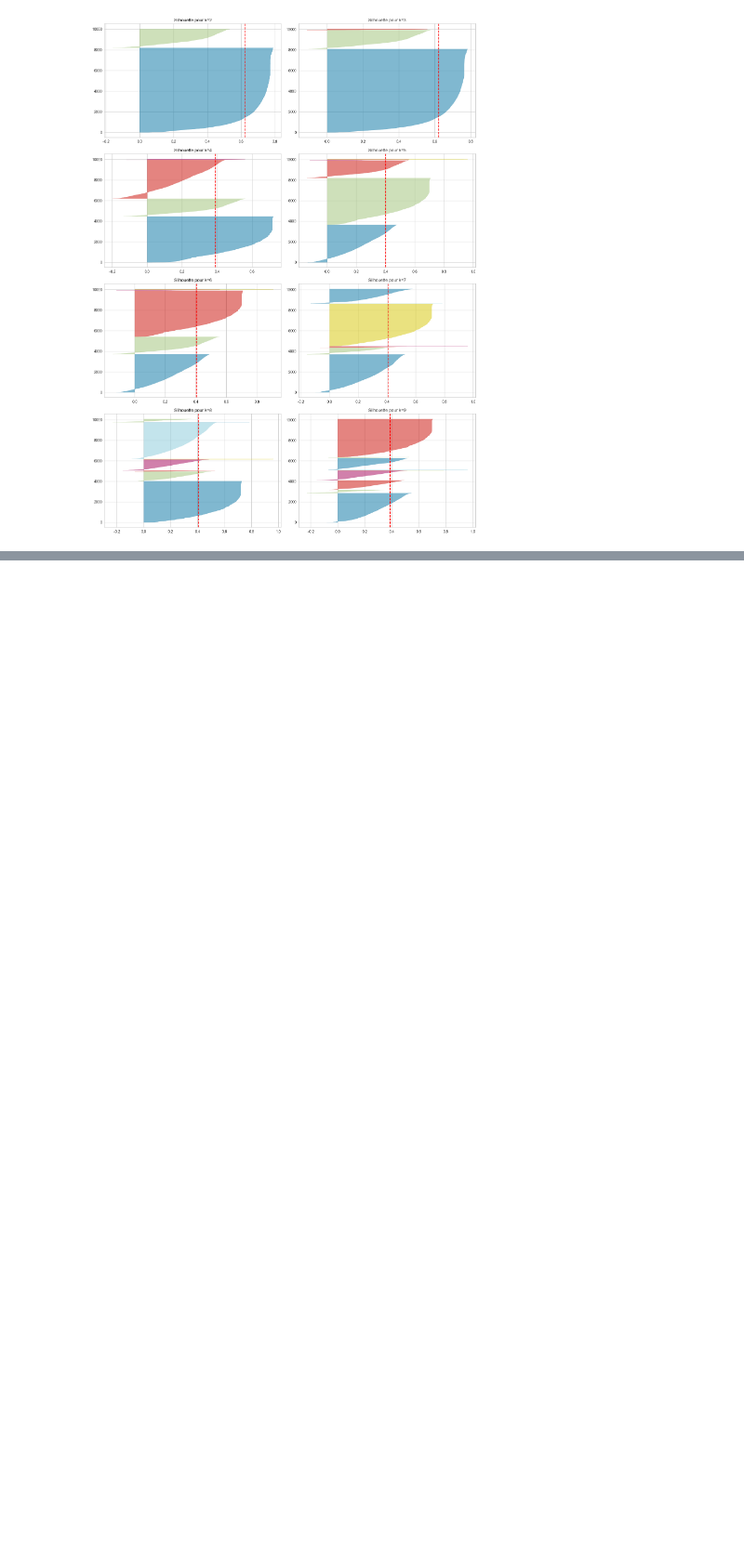
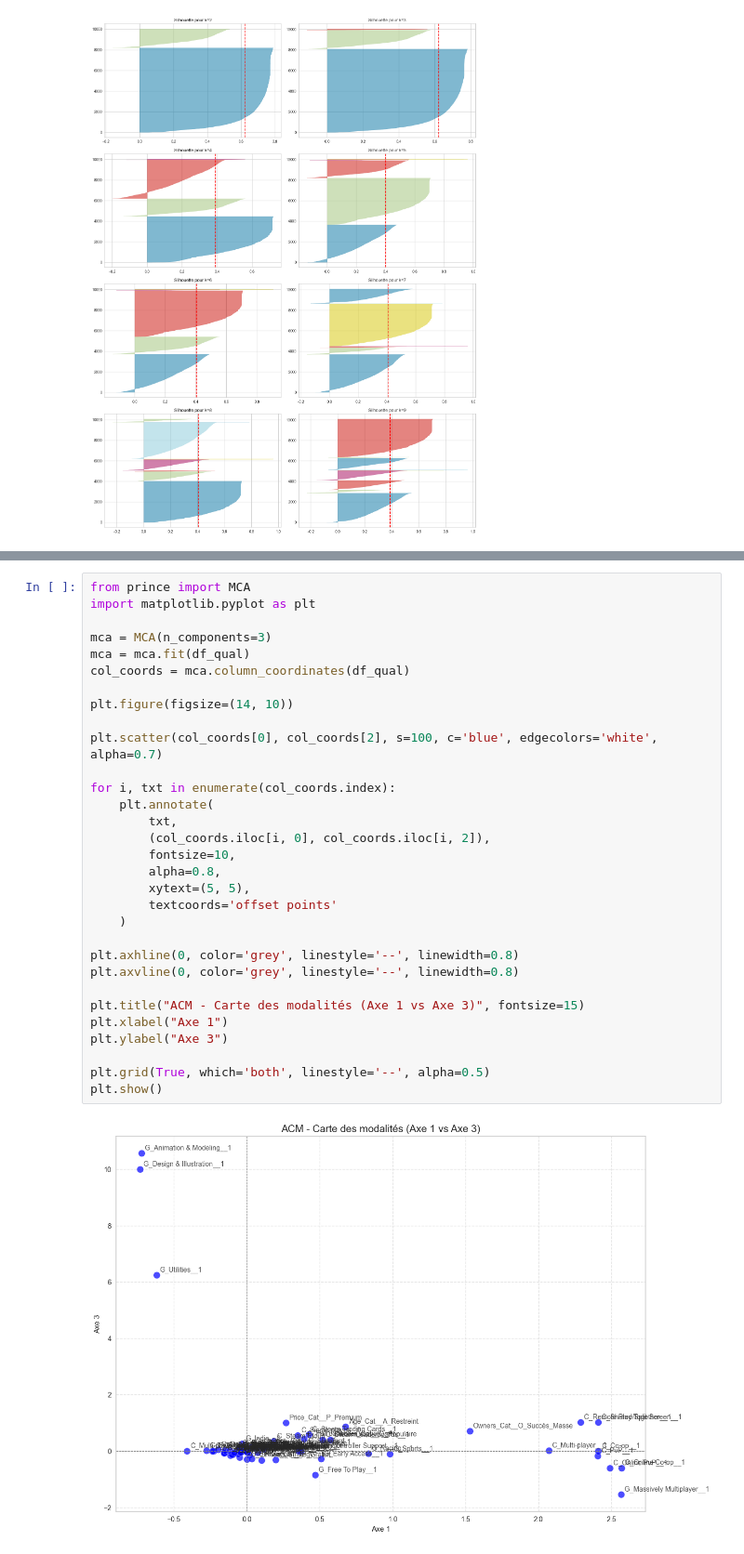
Before and after one commit to Eliott67/Projet_ADD, a Jupyter notebook: projet_ADD.ipynb, the cells around one changed output, grey strips where cells are left out. Shown at 93% size. Cells and saved outputs as stored; diff of their text form; blank space fills up the shorter version.

```diff
--- a/projet_ADD.ipynb
+++ b/projet_ADD.ipynb
@@ -656,0 +1045,33 @@ plt.show()
+# %%
+from prince import MCA
+import matplotlib.pyplot as plt
+
+mca = MCA(n_components=3)
+mca = mca.fit(df_qual)
+col_coords = mca.column_coordinates(df_qual)
+
+plt.figure(figsize=(14, 10))
+
+plt.scatter(col_coords[0], col_coords[2], s=100, c='blue', edgecolors='white', alpha=0.7)
+
+for i, txt in enumerate(col_coords.index):
+    plt.annotate(
+        txt,
+        (col_coords.iloc[i, 0], col_coords.iloc[i, 2]),
+        fontsize=10,
+        alpha=0.8,
+        xytext=(5, 5),
+        textcoords='offset points'
+    )
+
+plt.axhline(0, color='grey', linestyle='--', linewidth=0.8)
+plt.axvline(0, color='grey', linestyle='--', linewidth=0.8)
+
+plt.title("ACM - Carte des modalités (Axe 1 vs Axe 3)", fontsize=15)
+plt.xlabel("Axe 1")
+plt.ylabel("Axe 3")
+
+plt.grid(True, which='both', linestyle='--', alpha=0.5)
+plt.show()
+# %% [output]
+[figure, added]
```
Also changed, not shown: parts of 51 cells of this notebook.
